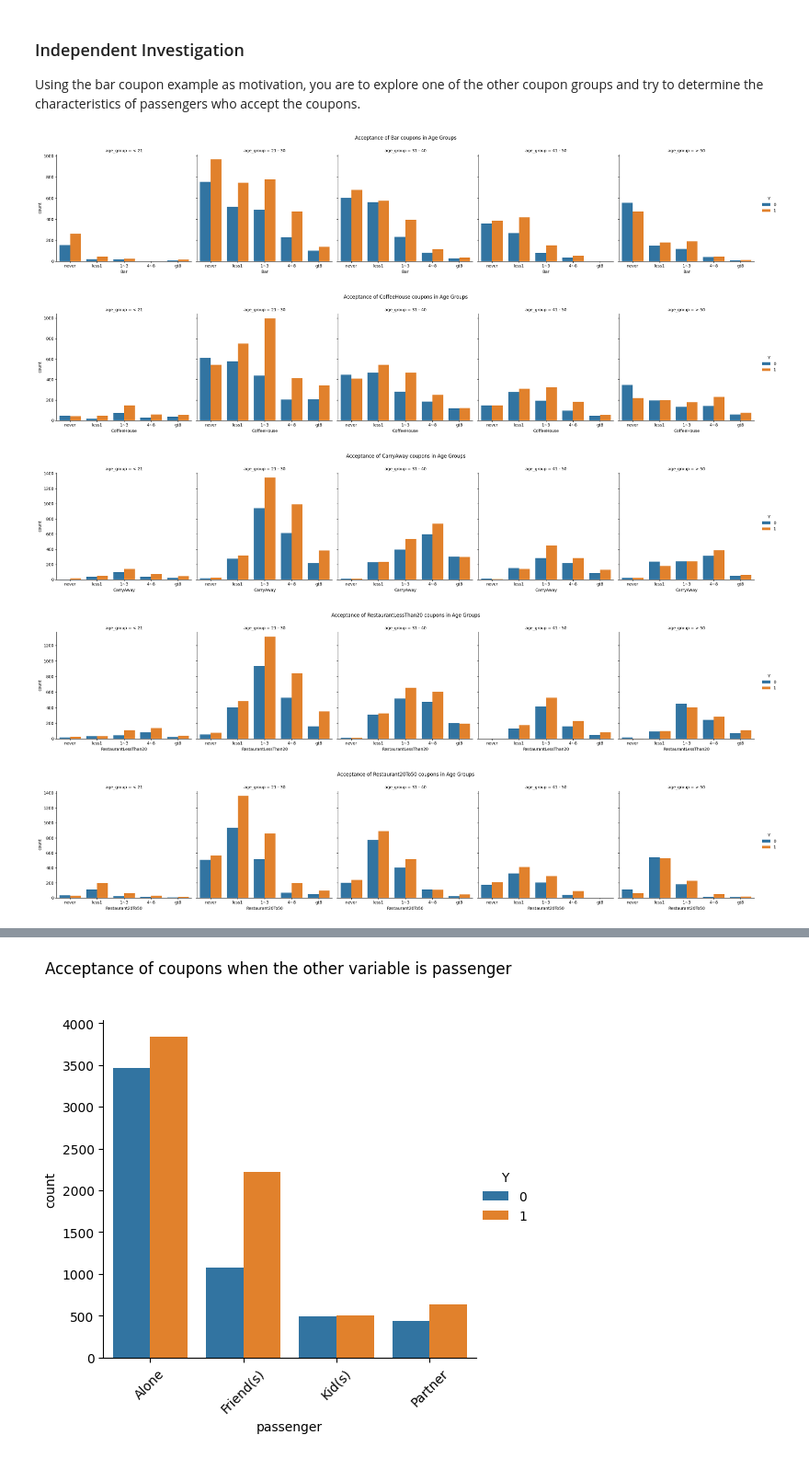
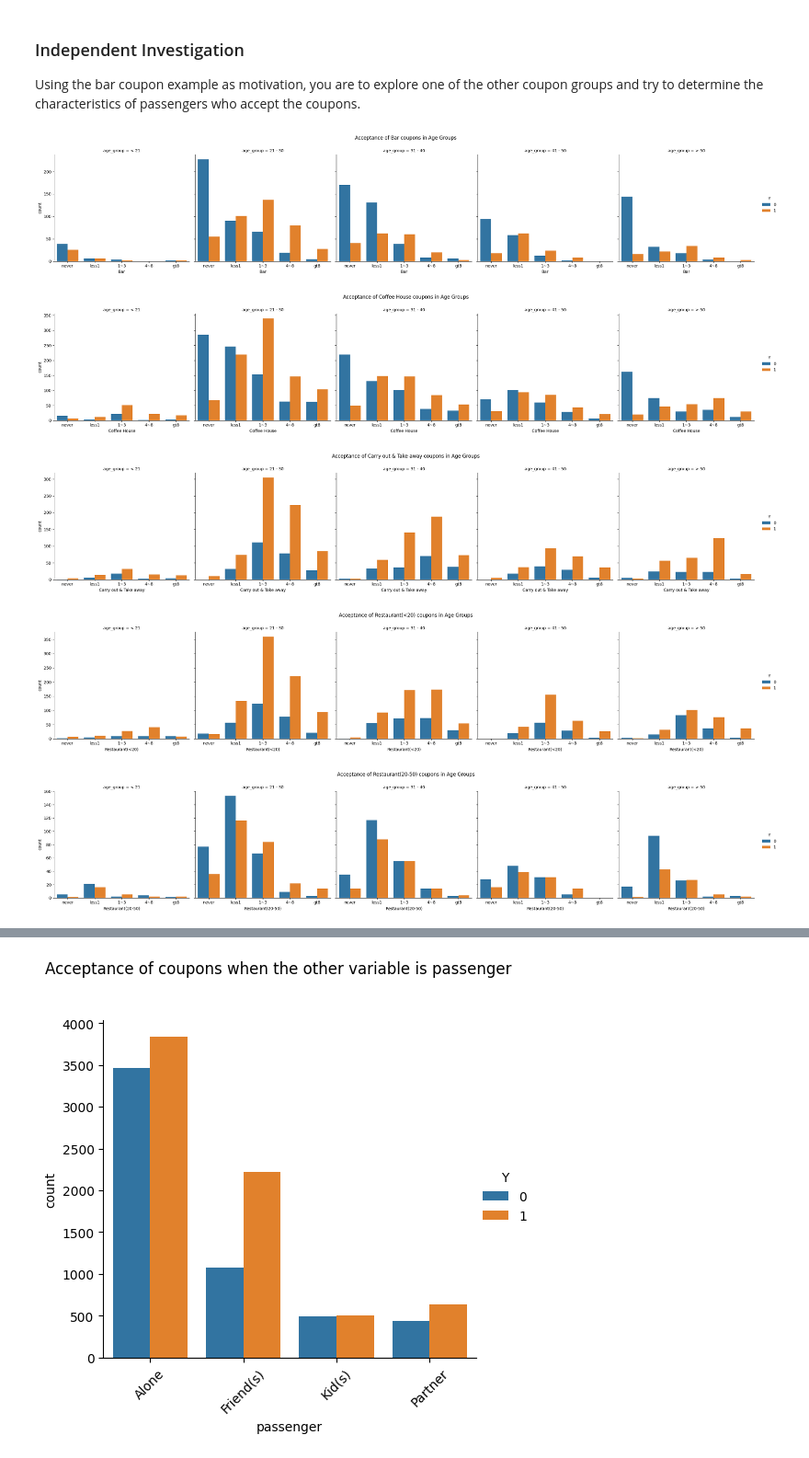
Before and after one commit to dutta-sh/coupon_analysis, a Jupyter notebook: prompt.ipynb, the cells around one changed output, grey strips where cells are left out. Shown at 92% size. Drawn from its saved outputs; the diff is of its cells as text; code cells hidden in the pictures.

```diff
--- a/prompt.ipynb
+++ b/prompt.ipynb
@@ -186,12 +186,18 @@ Name: count, dtype: int64
 # %%
 #rename passanger (wrong spelling) column to passenger
 data.rename(columns={'passanger': 'passenger'}, inplace=True)
+
+#rename coupon columns to the actual coupon values, for easier processing later on
+data.rename(columns={'CoffeeHouse': 'Coffee House'}, inplace=True)
+data.rename(columns={'CarryAway': 'Carry out & Take away'}, inplace=True)
+data.rename(columns={'RestaurantLessThan20': 'Restaurant(<20)'}, inplace=True)
+data.rename(columns={'Restaurant20To50': 'Restaurant(20-50)'}, inplace=True)
 
 # find total rows
 print(data.shape)
 
 # since car==isna for 12576/12864 its probably useless. lets drop it
-#data = data.drop('car', axis=1)
+data = data.drop('car', axis=1)
 
 # weather and temperature correlation - prove and take only one
 display(data.groupby(['temperature', 'weather', 'Y']).size())
@@ -531,25 +539,30 @@ Using the bar coupon example as motivation, you are to explore one of the other
 # %%
 ## Plotting all coupon types (accept vs denial) across age groups
 
-coupons = ['Bar', 'CoffeeHouse', 'CarryAway', 'RestaurantLessThan20', 'Restaurant20To50']
+coupons = ['Bar', 'Coffee House', 'Carry out & Take away', 'Restaurant(<20)', 'Restaurant(20-50)']
+
 x_order = ['never', 'less1', '1~3', '4~8', 'gt8']
 age_order = ['below21', '21', '26', '31', '36', '41', '46', '50plus']
 age_group_order = ['< 21', '21 - 30', '31 - 40', '41 - 50', '> 50']
 
 for coupon in coupons:
-    sns.catplot(data=data, x=coupon, hue='Y', col='age_group', col_order=age_group_order, order=x_order, kind='count')
+    g = sns.catplot(data=data[data.coupon == f'{coupon}'], x=coupon, hue='Y', col='age_group', col_order=age_group_order, order=x_order, kind='count')
     plt.subplots_adjust(top=0.85)
     plt.suptitle(f"Acceptance of {coupon} coupons in Age Groups")
+    g.figure.savefig(f'images/coupon_acceptance_{coupon}.png', dpi=300, bbox_inches='tight')
+    plt.show()
 
 ## Observation
 ## 21-30 has the most data points, followed by 31-40
 ## these two groups also have the highest acceptance-to-denial ratio meaning the odds of acceptance are much higher (particulalry in 21-40)
+## CoffeeHouse, CarryOut and Cheap restaurants have the highest acceptance rate for folks who visit 1-3 and 4-8
+## People who have never been to a Bar or Coffee House have the highest denial ratio for 21-30 and 31-40 age groups
 # %% [output]
-[figure, old version]
+[figure, new version]
-[figure, old version]
+[figure, new version]
-[figure, old version]
+[figure, new version]
-[figure, old version]
+[figure, new version]
-[figure, old version]
+[figure, new version]
 # %%
 ## Plotting all coupon types (accept vs denial) across destination
 
```
Also changed, not shown: parts of 11 cells of this notebook, 2 other files.
